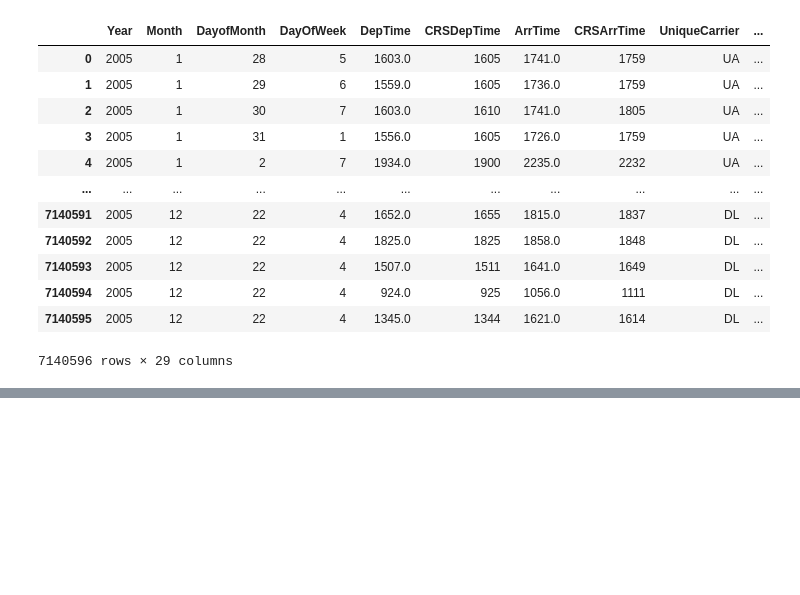
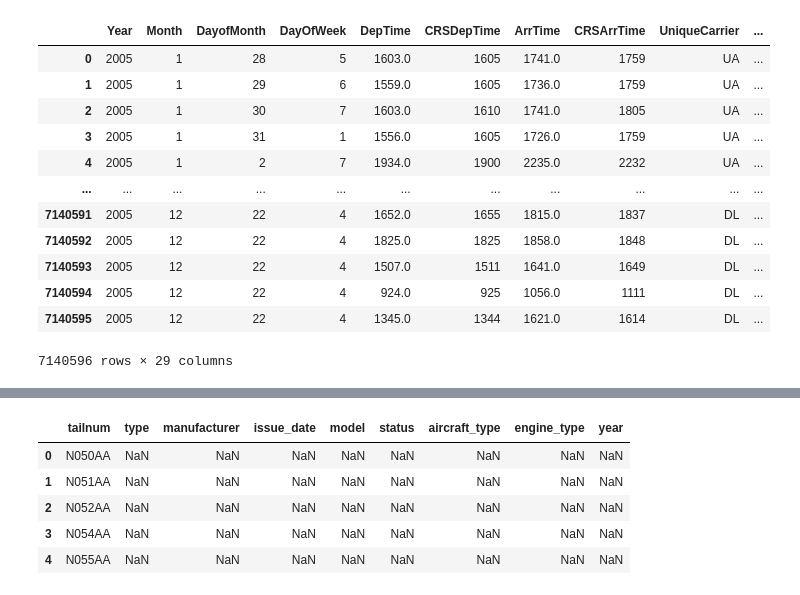
Before and after one commit to DianaKahar/Data_Management2, a Jupyter notebook: P137263_Assignment2.ipynb, the cells around one changed output, grey strips where cells are left out. Saved outputs shown, nothing was run; the diff lists cells and outputs as text; code cells hidden in the pictures; blank space fills up the shorter version.

```diff
--- a/P137263_Assignment2.ipynb
+++ b/P137263_Assignment2.ipynb
@@ -88,0 +153,10 @@ flight2005
+# %%
+plane_data = pd.read_csv('/content/drive/MyDrive/2005/plane-data.csv')
+plane_data.head()
+# %% [output]
+|  | tailnum | type | manufacturer | issue_date | model | status | aircraft_type | engine_type | year |
+| 0 | N050AA | NaN | NaN | NaN | NaN | NaN | NaN | NaN | NaN |
+| 1 | N051AA | NaN | NaN | NaN | NaN | NaN | NaN | NaN | NaN |
+| 2 | N052AA | NaN | NaN | NaN | NaN | NaN | NaN | NaN | NaN |
+| 3 | N054AA | NaN | NaN | NaN | NaN | NaN | NaN | NaN | NaN |
+| 4 | N055AA | NaN | NaN | NaN | NaN | NaN | NaN | NaN | NaN |
```
Also changed, not shown: parts of 10 cells of this notebook.
